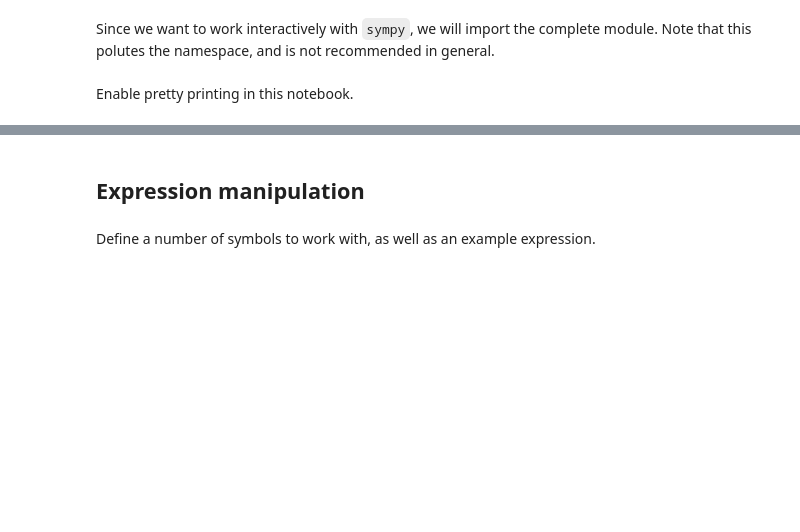
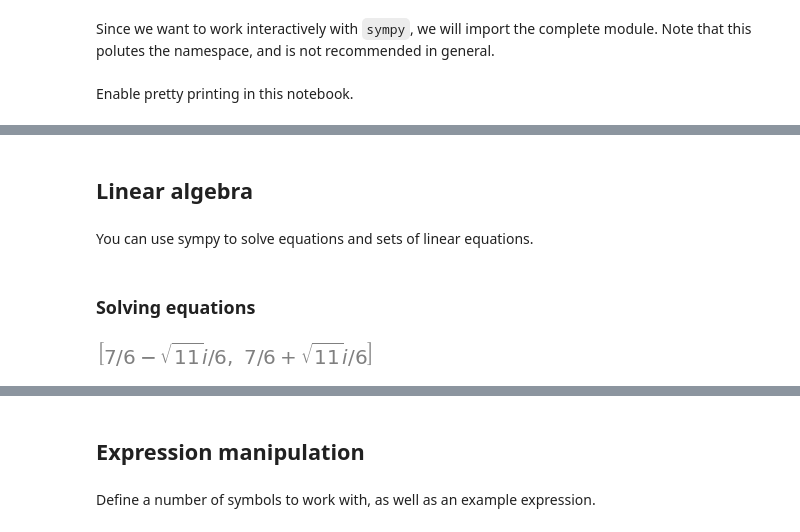
Before and after one commit to gjbex/Scientific-Python, a Jupyter notebook: source-code/sympy/sympy.ipynb, the cells around one changed output, grey strips where cells are left out. Saved outputs shown, nothing was run; the diff lists cells and outputs as text; code cells hidden in the pictures; blank space fills up the shorter version.

Commit message:
Add matrices, linear algebra odes

```diff
--- a/source-code/sympy/sympy.ipynb
+++ b/source-code/sympy/sympy.ipynb
@@ -10,0 +14,2 @@ init_printing()
+# %% [markdown]
+## Linear algebra
@@ -10,0 +18,10 @@ init_printing()
+# %% [markdown]
+You can use sympy to solve equations and sets of linear equations.
+# %%
+x, y, z = symbols('x, y, z')
+# %% [markdown]
+### Solving equations
+# %%
+solve(3*x**2 - 7*x + 5, x)
+# %% [output]
+[figure, added]
```
Also changed, not shown: parts of 42 cells of this notebook.
